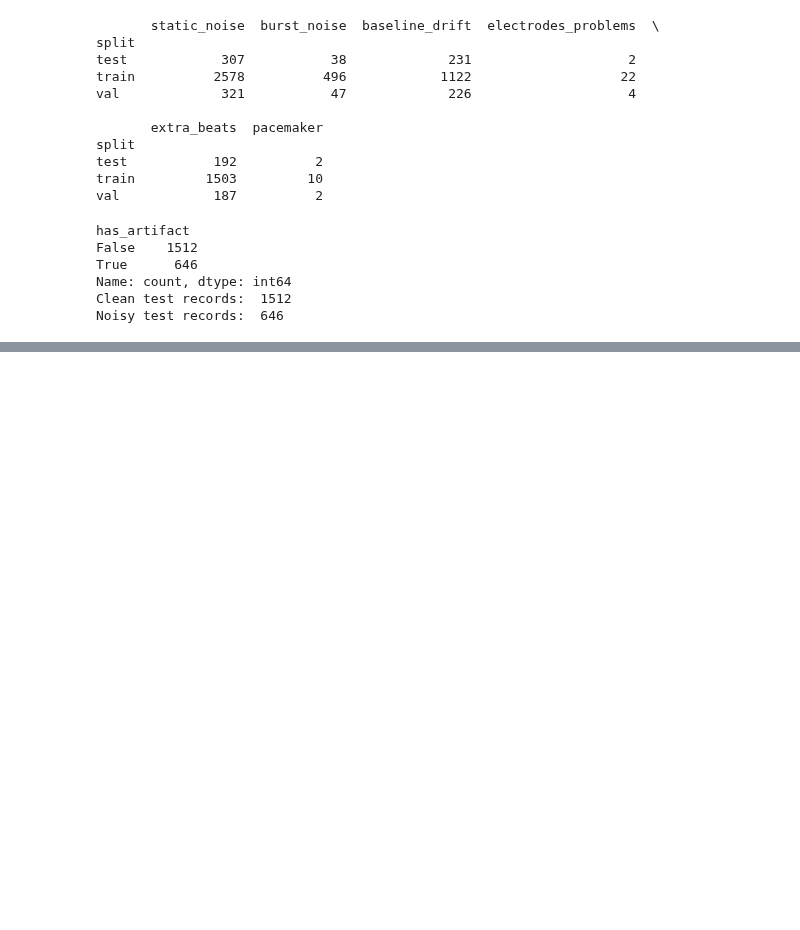
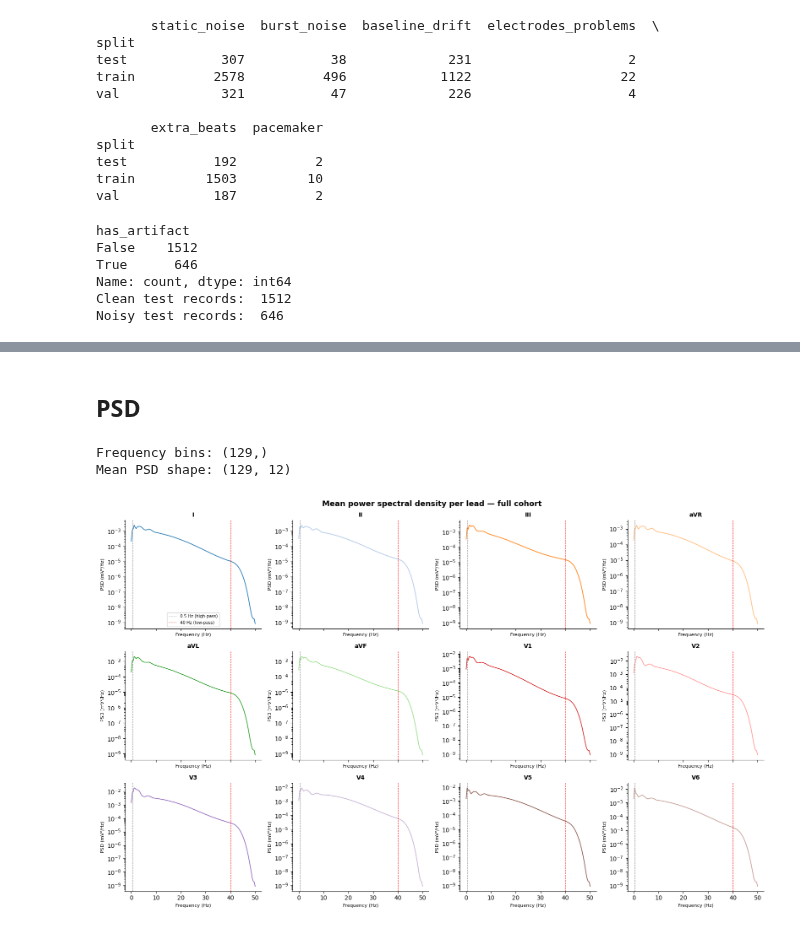
Before and after one commit to cristopher-d-delgado/ecg-ai-statistical-evaluation, a Jupyter notebook: notebooks/eda.ipynb, the cells around one changed output, grey strips where cells are left out. Drawn from its saved outputs; the diff is of its cells as text; code cells hidden in the pictures; blank space fills up the shorter version.

```diff
--- a/notebooks/eda.ipynb
+++ b/notebooks/eda.ipynb
@@ -1216,0 +1363,2 @@ Noisy test records:  646
+# %% [markdown]
+## PSD
@@ -1216,0 +1407,50 @@ Noisy test records:  646
+# %%
+freqs, mean_psd = compute_mean_psd(df, DATA, fs=100)
+print(f"Frequency bins: {freqs.shape}")  # expect (129,) at 100 Hz
+print(f"Mean PSD shape: {mean_psd.shape}")  # expect (129, 12)
+# %% [output]
+Frequency bins: (129,)
+Mean PSD shape: (129, 12)
+# %%
+def plot_psd(freqs: np.ndarray, mean_psd: np.ndarray) -> plt.Figure:
+    """
+    Plot mean PSD per lead in a 3x4 grid.
+
+    Args:
+        freqs (np.ndarray): Frequency bins in Hz.
+        mean_psd (np.ndarray): Mean PSD of shape (n_freqs, 12).
+
+    Returns:
+        plt.Figure
+    """
+    fig, axes = plt.subplots(3, 4, figsize=(16, 10), sharex=True, sharey=False)
+    axes      = axes.flatten()
+    COLORS = [plt.cm.tab20(i) for i in range(12)]
+
+    for i, (ax, lead) in enumerate(zip(axes, LEADS)):
+        ax.semilogy(freqs, mean_psd[:, i],
+                    color=COLORS[i % len(COLORS)], linewidth=1.2)
+
+        # Mark filter cutoffs
+        ax.axvline(0.5, color='gray', linestyle='--',
+                   linewidth=0.8, label='0.5 Hz (high-pass)')
+        ax.axvline(40,  color='red',  linestyle='--',
+                   linewidth=0.8, label='40 Hz (low-pass)')
+
+        ax.set_title(lead, fontsize=10, fontweight='bold')
+        ax.set_xlabel('Frequency (Hz)', fontsize=8)
+        ax.set_ylabel('PSD (mV²/Hz)',   fontsize=8)
+        sns.despine(ax=ax)
+
+    # Single legend on first axis
+    axes[0].legend(fontsize=7)
+
+    fig.suptitle('Mean power spectral density per lead — full cohort',
+                 fontsize=13, fontweight='bold')
+    fig.tight_layout()
+    return fig
+
+fig = plot_psd(freqs, mean_psd)
+plt.show()
+# %% [output]
+[figure, added]
```
Also changed, not shown: parts of 7 cells of this notebook.
